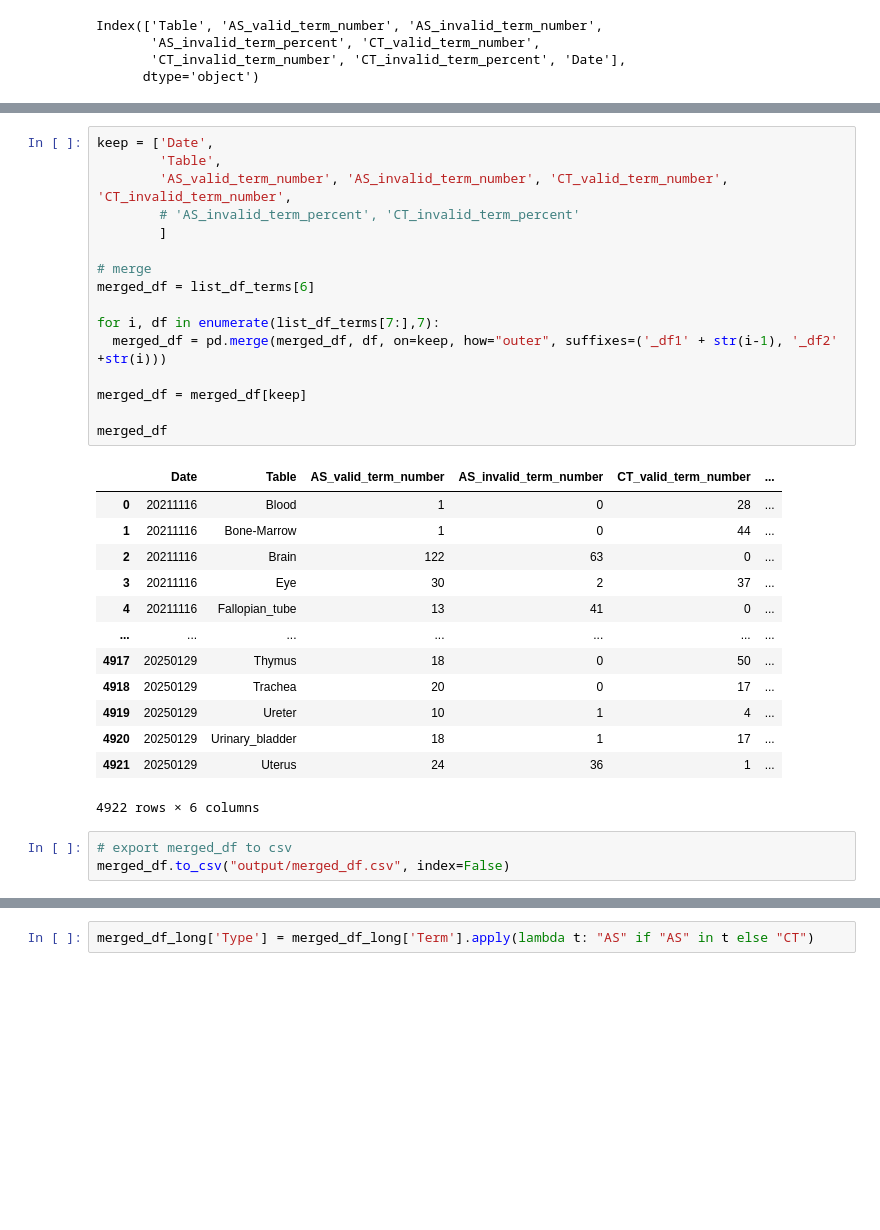
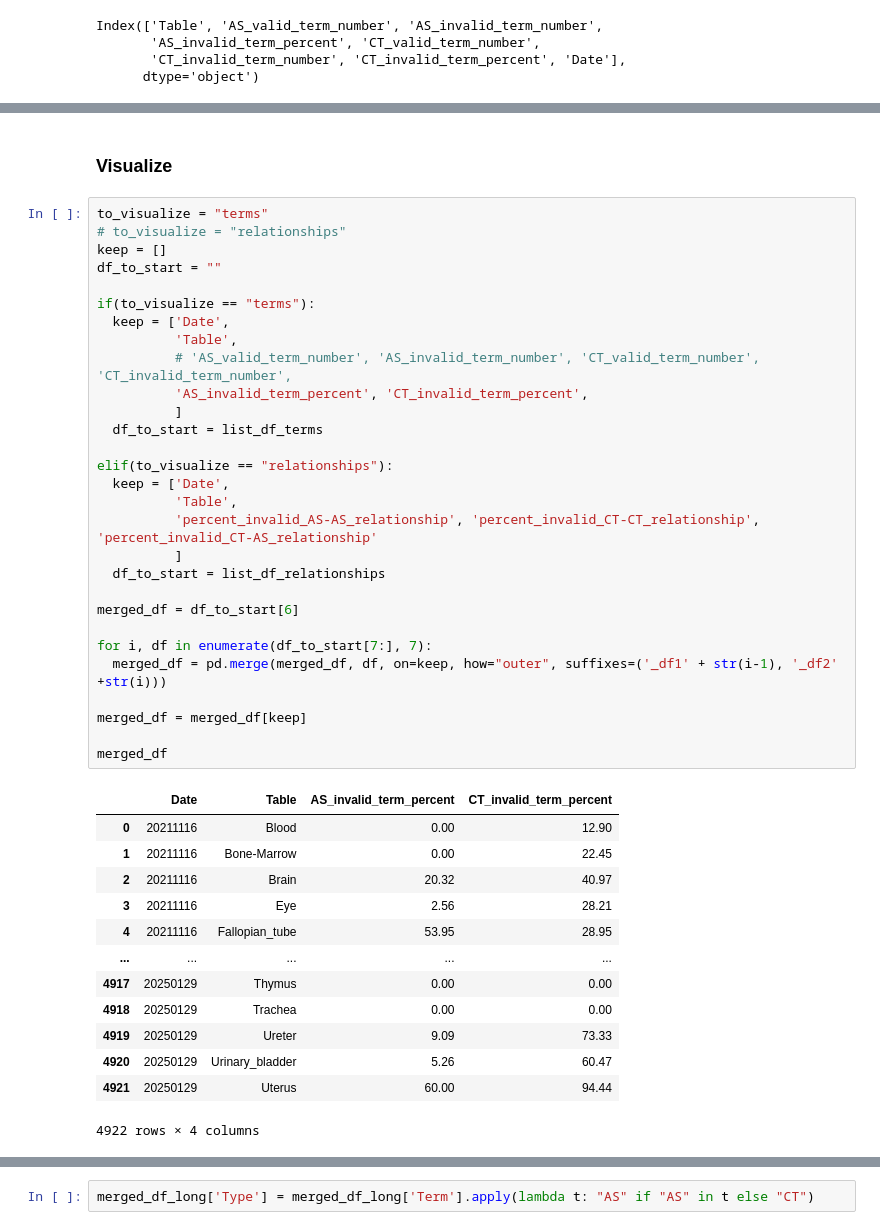
Before and after one commit to cns-iu/hra-kg-supporting-information, a Jupyter notebook: notebooks/hra-kg-technical-validation.ipynb, the cells around one changed output, grey strips where cells are left out. Saved outputs shown, nothing was run; the diff lists cells and outputs as text; blank space fills up the shorter version.

```diff
--- a/notebooks/hra-kg-technical-validation.ipynb
+++ b/notebooks/hra-kg-technical-validation.ipynb
@@ -332,39 +370,51 @@ Index(['Table', 'AS_valid_term_number', 'AS_temp_term_number', 'AS_out_ub',
        'CT_invalid_term_number', 'CT_invalid_term_percent',
        'invalid_terms_percent', 'Date'],
       dtype='object')
+# %% [markdown]
+### Visualize
 # %%
-keep = ['Date',
-        'Table',
-        'AS_valid_term_number', 'AS_invalid_term_number', 'CT_valid_term_number', 'CT_invalid_term_number',
-        # 'AS_invalid_term_percent', 'CT_invalid_term_percent'
-        ]
+to_visualize = "terms"
+# to_visualize = "relationships"
+keep = []
+df_to_start = ""
 
-# merge
-merged_df = list_df_terms[6]
+if(to_visualize == "terms"):
+  keep = ['Date',
+          'Table',
+          # 'AS_valid_term_number', 'AS_invalid_term_number', 'CT_valid_term_number', 'CT_invalid_term_number',
+          'AS_invalid_term_percent', 'CT_invalid_term_percent',
+          ]
+  df_to_start = list_df_terms
 
-for i, df in enumerate(list_df_terms[7:],7):
+elif(to_visualize == "relationships"):
+  keep = ['Date',
+          'Table',
+          'percent_invalid_AS-AS_relationship', 'percent_invalid_CT-CT_relationship', 'percent_invalid_CT-AS_relationship'
+          ]
+  df_to_start = list_df_relationships
+
+merged_df = df_to_start[6]
+
+for i, df in enumerate(df_to_start[7:], 7):
   merged_df = pd.merge(merged_df, df, on=keep, how="outer", suffixes=('_df1' + str(i-1), '_df2' +str(i)))
 
 merged_df = merged_df[keep]
 
 merged_df
 # %% [output]
-|  | Date | Table | AS_valid_term_number | AS_invalid_term_number | CT_valid_term_number | ... |
-| 0 | 20211116 | Blood | 1 | 0 | 28 | ... |
-| 1 | 20211116 | Bone-Marrow | 1 | 0 | 44 | ... |
-| 2 | 20211116 | Brain | 122 | 63 | 0 | ... |
-| 3 | 20211116 | Eye | 30 | 2 | 37 | ... |
-| 4 | 20211116 | Fallopian_tube | 13 | 41 | 0 | ... |
-| ... | ... | ... | ... | ... | ... | ... |
-| 4917 | 20250129 | Thymus | 18 | 0 | 50 | ... |
-| 4918 | 20250129 | Trachea | 20 | 0 | 17 | ... |
-| 4919 | 20250129 | Ureter | 10 | 1 | 4 | ... |
-| 4920 | 20250129 | Urinary_bladder | 18 | 1 | 17 | ... |
-| 4921 | 20250129 | Uterus | 24 | 36 | 1 | ... |
+|  | Date | Table | AS_invalid_term_percent | CT_invalid_term_percent |
+| 0 | 20211116 | Blood | 0.00 | 12.90 |
+| 1 | 20211116 | Bone-Marrow | 0.00 | 22.45 |
+| 2 | 20211116 | Brain | 20.32 | 40.97 |
+| 3 | 20211116 | Eye | 2.56 | 28.21 |
+| 4 | 20211116 | Fallopian_tube | 53.95 | 28.95 |
+| ... | ... | ... | ... | ... |
+| 4917 | 20250129 | Thymus | 0.00 | 0.00 |
+| 4918 | 20250129 | Trachea | 0.00 | 0.00 |
+| 4919 | 20250129 | Ureter | 9.09 | 73.33 |
+| 4920 | 20250129 | Urinary_bladder | 5.26 | 60.47 |
+| 4921 | 20250129 | Uterus | 60.00 | 94.44 |
-4922 rows × 6 columns
+4922 rows × 4 columns
-# %%
-# export merged_df to csv
-merged_df.to_csv("output/merged_df.csv", index=False)
 # %%
 # Melt the DataFrame
 merged_df_long = merged_df.melt(
```
Also changed, not shown: parts of 15 cells of this notebook.
